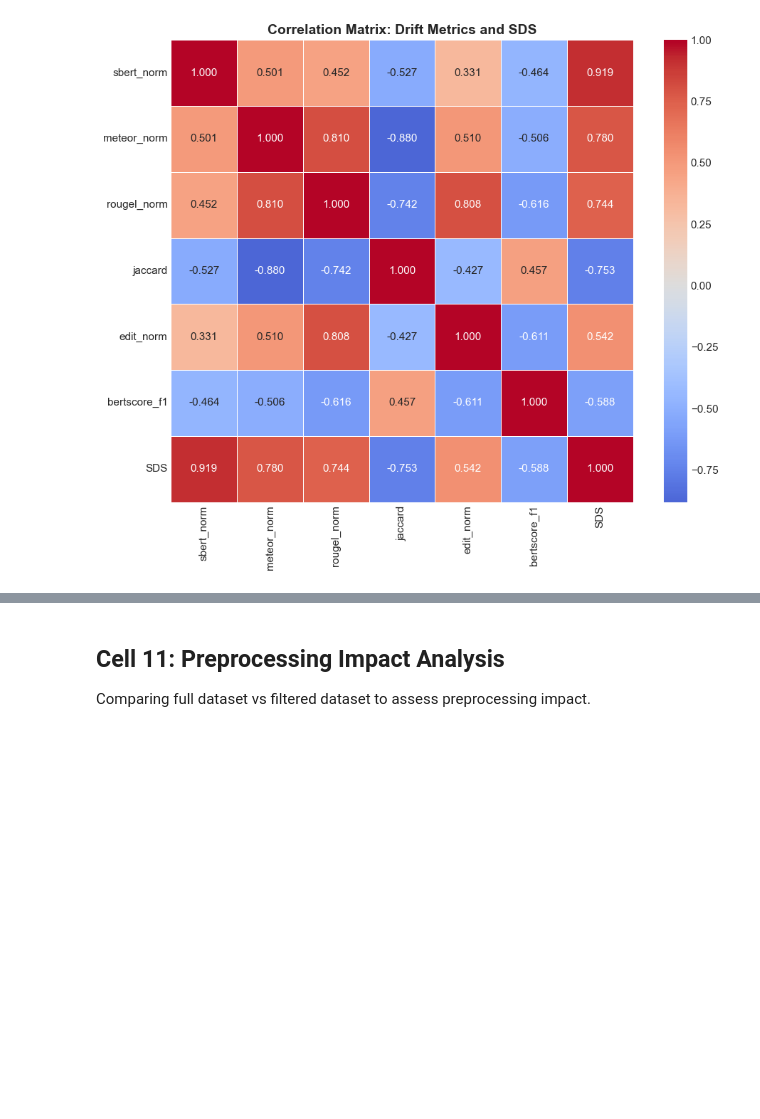
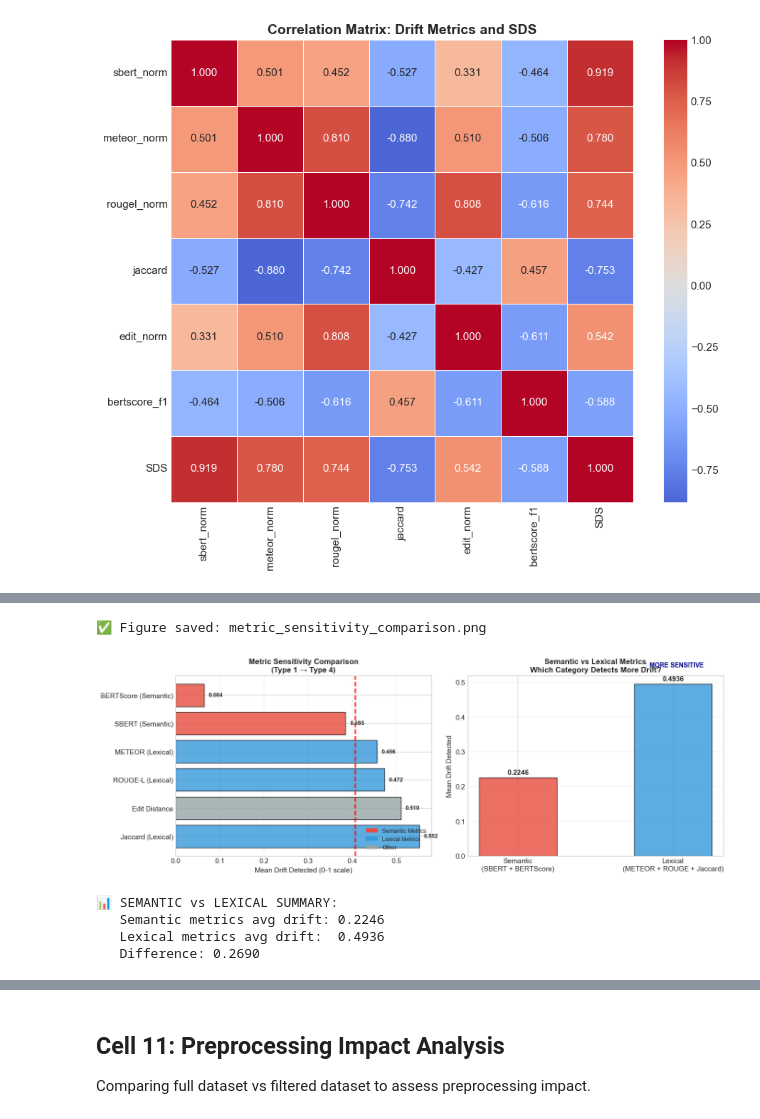
Before and after one commit to DiazSk/padben_eda_notebook, a Jupyter notebook: SDS_ParaScore/Type1_Type4_SingleIteration/Type1_Type4_SingleIteration_COMPLETE.ipynb, the cells around one changed output, grey strips where cells are left out. Saved outputs shown, nothing was run; the diff lists cells and outputs as text; code cells hidden in the pictures; blank space fills up the shorter version.

```diff
--- a/SDS_ParaScore/Type1_Type4_SingleIteration/Type1_Type4_SingleIteration_COMPLETE.ipynb
+++ b/SDS_ParaScore/Type1_Type4_SingleIteration/Type1_Type4_SingleIteration_COMPLETE.ipynb
@@ -648,0 +824,71 @@ plt.show()
+# %%
+# FIGURE: Metric Sensitivity Comparison Bar Chart
+fig, axes = plt.subplots(1, 2, figsize=(14, 5))
+
+# Subplot 1: Bar chart of mean drift per metric
+metrics = list(sorted_sensitivity.keys())
+values = list(sorted_sensitivity.values())
+colors = ['#e74c3c' if 'Semantic' in m else '#3498db' if 'Lexical' in m else '#95a5a6' for m in metrics]
+
+bars = axes[0].barh(metrics, values, color=colors, edgecolor='black', alpha=0.8)
+axes[0].axvline(np.mean(values), color='red', linestyle='--', linewidth=2, label=f'Avg: {np.mean(values):.3f}')
+axes[0].set_xlabel('Mean Drift Detected (0-1 scale)', fontsize=11)
+axes[0].set_title('Metric Sensitivity Comparison\n(Type 1 → Type 4)', fontsize=12, fontweight='bold')
+axes[0].legend(fontsize=9)
+axes[0].grid(axis='x', alpha=0.3)
+
+# Add value labels
+for bar, val in zip(bars, values):
+    axes[0].text(val + 0.01, bar.get_y() + bar.get_height()/2, f'{val:.3f}',
+                 va='center', fontsize=9, fontweight='bold')
+
+# Add legend for colors
+from matplotlib.patches import Patch
+legend_elements = [
+    Patch(facecolor='#e74c3c', label='Semantic Metrics'),
+    Patch(facecolor='#3498db', label='Lexical Metrics'),
+    Patch(facecolor='#95a5a6', label='Other')
+]
+axes[0].legend(handles=legend_elements, loc='lower right', fontsize=9)
+
+# Subplot 2: Semantic vs Lexical Comparison
+semantic_drift = np.mean([df['sbert_drift'].mean(), df['bertscore_drift'].mean()])
+lexical_drift = np.mean([df['meteor_drift'].mean(), df['rouge_drift'].mean(), df['jaccard_drift'].mean()])
+
+categories = ['Semantic\n(SBERT + BERTScore)', 'Lexical\n(METEOR + ROUGE + Jaccard)']
+cat_values = [semantic_drift, lexical_drift]
+cat_colors = ['#e74c3c', '#3498db']
+
+bars2 = axes[1].bar(categories, cat_values, color=cat_colors, edgecolor='black', alpha=0.8, width=0.5)
+axes[1].set_ylabel('Mean Drift Detected', fontsize=11)
+axes[1].set_title('Semantic vs Lexical Metrics\nWhich Category Detects More Drift?', fontsize=12, fontweight='bold')
+axes[1].grid(axis='y', alpha=0.3)
+
+for bar, val in zip(bars2, cat_values):
+    axes[1].text(bar.get_x() + bar.get_width()/2, bar.get_height() + 0.01, f'{val:.4f}',
+                 ha='center', fontsize=11, fontweight='bold')
+
+# Annotate winner
+if semantic_drift > lexical_drift:
+    axes[1].annotate('🔥 MORE SENSITIVE', xy=(0, semantic_drift), xytext=(0, semantic_drift + 0.05),
+                     fontsize=10, ha='center', fontweight='bold', color='darkred')
+else:
+    axes[1].annotate('🔥 MORE SENSITIVE', xy=(1, lexical_drift), xytext=(1, lexical_drift + 0.05),
+                     fontsize=10, ha='center', fontweight='bold', color='darkblue')
+
+plt.tight_layout()
+plt.savefig(OUTPUT_DIR / 'metric_sensitivity_comparison.png', dpi=300, bbox_inches='tight')
+print(f"\n✅ Figure saved: {OUTPUT_DIR / 'metric_sensitivity_comparison.png'}")
+plt.show()
+
+print(f"\n📊 SEMANTIC vs LEXICAL SUMMARY:")
+print(f"   Semantic metrics avg drift: {semantic_drift:.4f}")
+print(f"   Lexical metrics avg drift:  {lexical_drift:.4f}")
+print(f"   Difference: {abs(semantic_drift - lexical_drift):.4f}")
+# %% [output]
+✅ Figure saved: metric_sensitivity_comparison.png
+[figure, added]
+📊 SEMANTIC vs LEXICAL SUMMARY:
+   Semantic metrics avg drift: 0.2246
+   Lexical metrics avg drift:  0.4936
+   Difference: 0.2690
```
Also changed, not shown: parts of 15 cells of this notebook, 9 other files.
